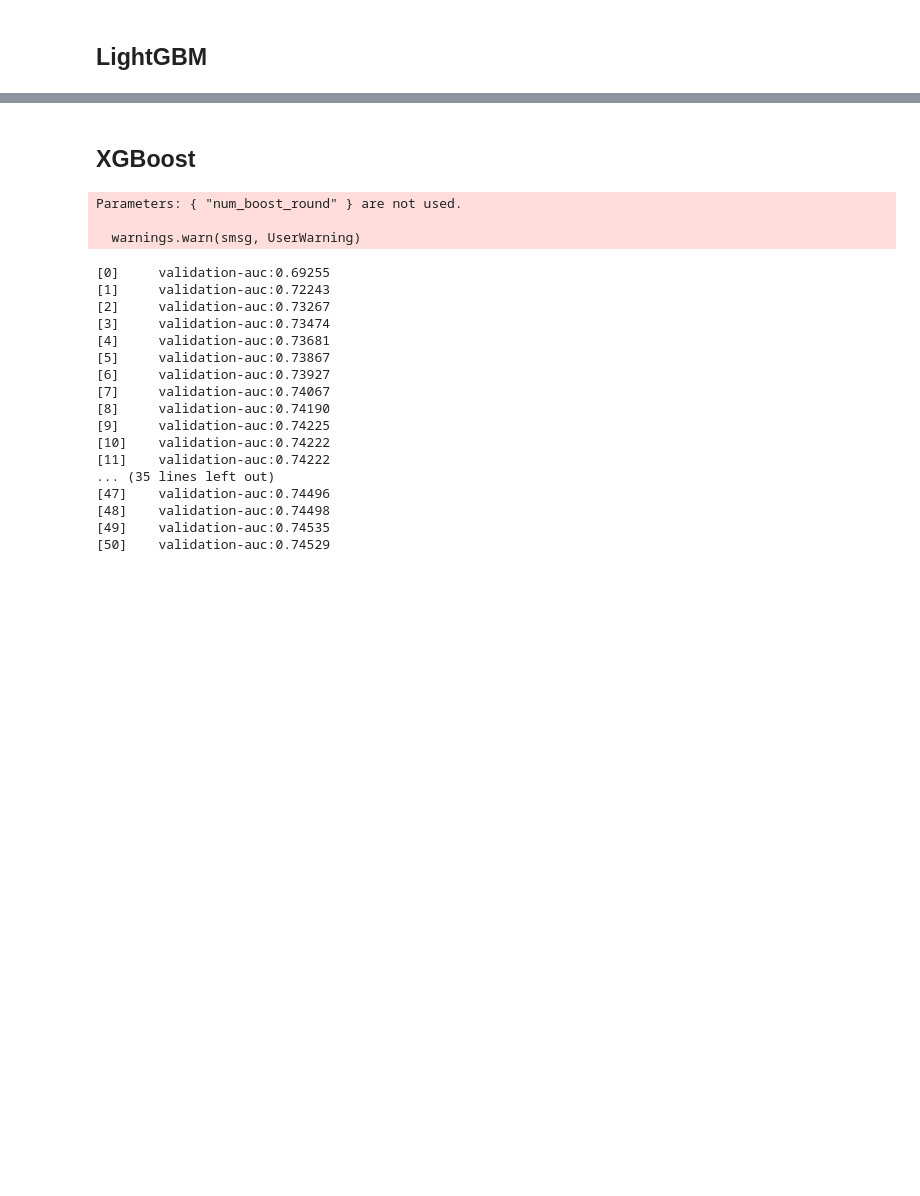
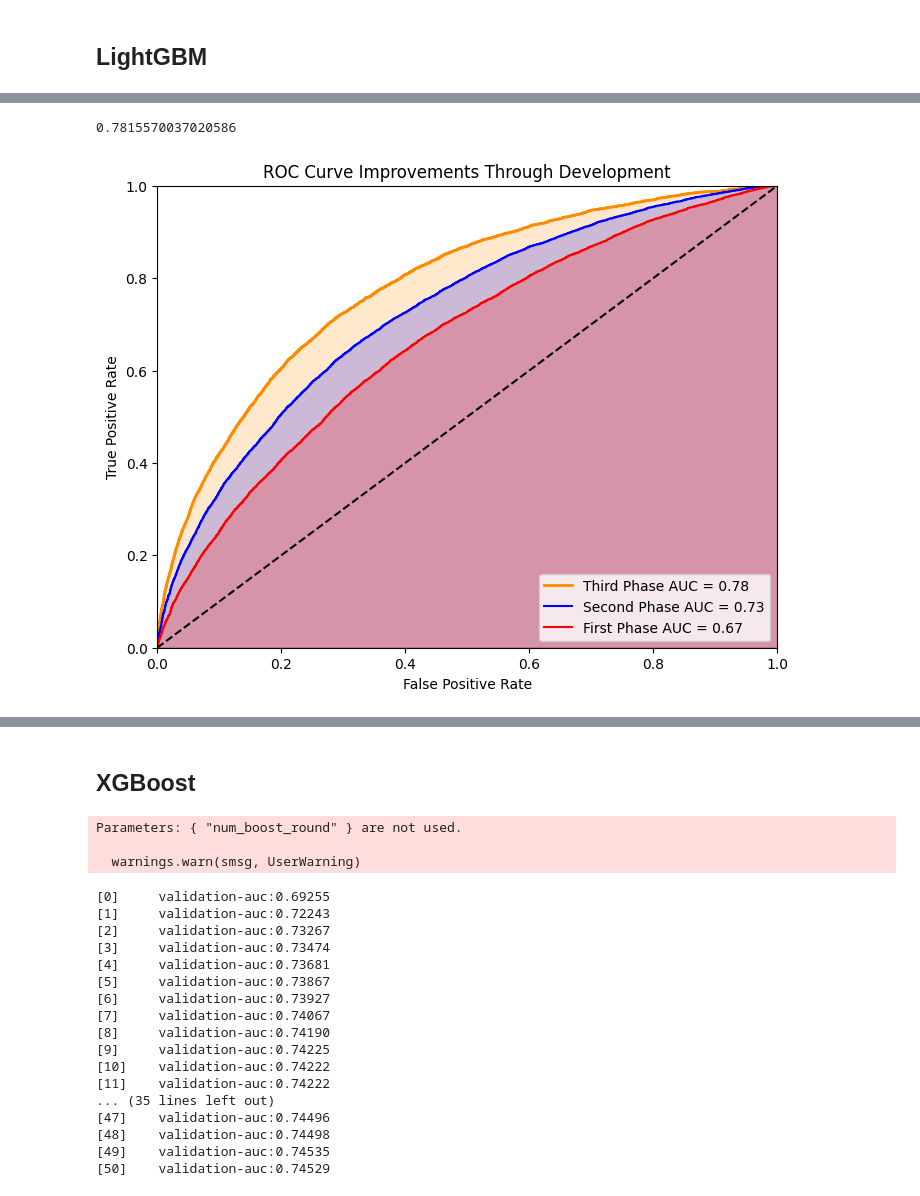
Before and after one commit to griffin-brown-95/EDA, a Jupyter notebook: group_model.ipynb, the cells around one changed output, grey strips where cells are left out. Drawn from its saved outputs; the diff is of its cells as text; code cells hidden in the pictures; blank space fills up the shorter version.

```diff
--- a/group_model.ipynb
+++ b/group_model.ipynb
@@ -460,0 +593,11 @@ lgb_model = lgb.train(lgb_params,
+# %%
+
+y_pred_prob = lgb_model.predict(x_val)
+
+final_auc = roc_auc_score(y_val, y_pred_prob)
+
+print(final_auc)
+
+fpr, tpr, thresholds = roc_curve(y_val, y_pred_prob)
+# %% [output]
+0.7815570037020586
@@ -460,0 +636,19 @@ lgb_model = lgb.train(lgb_params,
+# %%
+# Plot the ROC curve
+plt.figure(figsize=(8, 6))
+plt.xlim([0, 1])
+plt.ylim([0, 1])
+plt.plot(fpr, tpr, color='darkorange', lw=2, label=f'Third Phase AUC = {final_auc:.2f}')
+plt.plot(fpr_073, tpr_073, label=f'Second Phase AUC = {auc_073:.2f}', color='blue')
+plt.plot(fpr_067, tpr_067, label=f'First Phase AUC = {auc_067:.2f}', color='red')
+plt.fill_between(fpr, tpr, alpha=0.2, color='darkorange')  # Light shading
+plt.fill_between(fpr_073, tpr_073, alpha=0.2, color='blue')  # Light shading
+plt.fill_between(fpr_067, tpr_067, alpha=0.2, color='red')  # Light shading
+plt.plot([0, 1], [0, 1], 'k--')  # Line for no skill classifier
+plt.xlabel('False Positive Rate')
+plt.ylabel('True Positive Rate')
+plt.title('ROC Curve Improvements Through Development')
+plt.legend(loc="lower right")
+plt.show()
+# %% [output]
+[figure, added]
```
Also changed, not shown: parts of 36 cells of this notebook, 2 other files.
